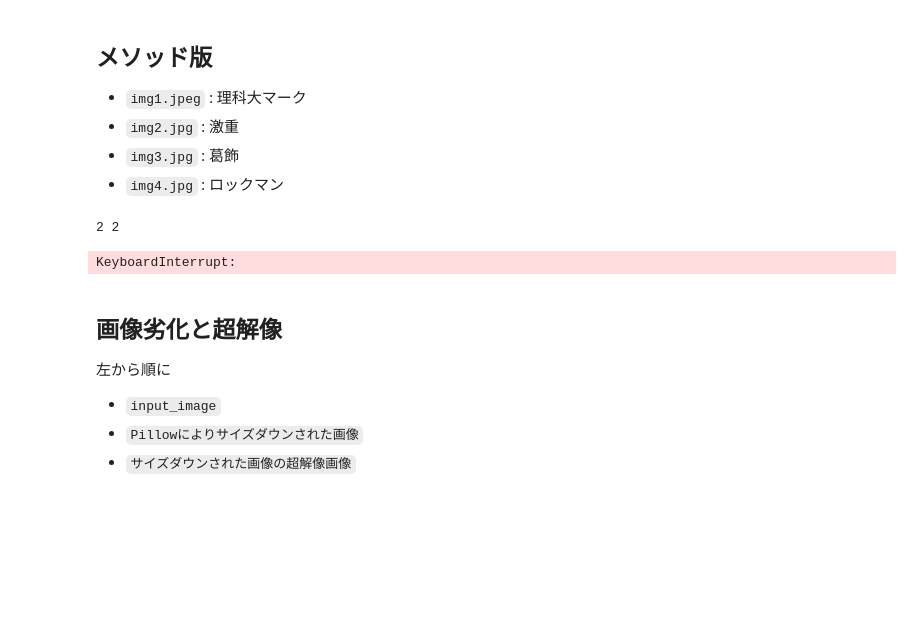
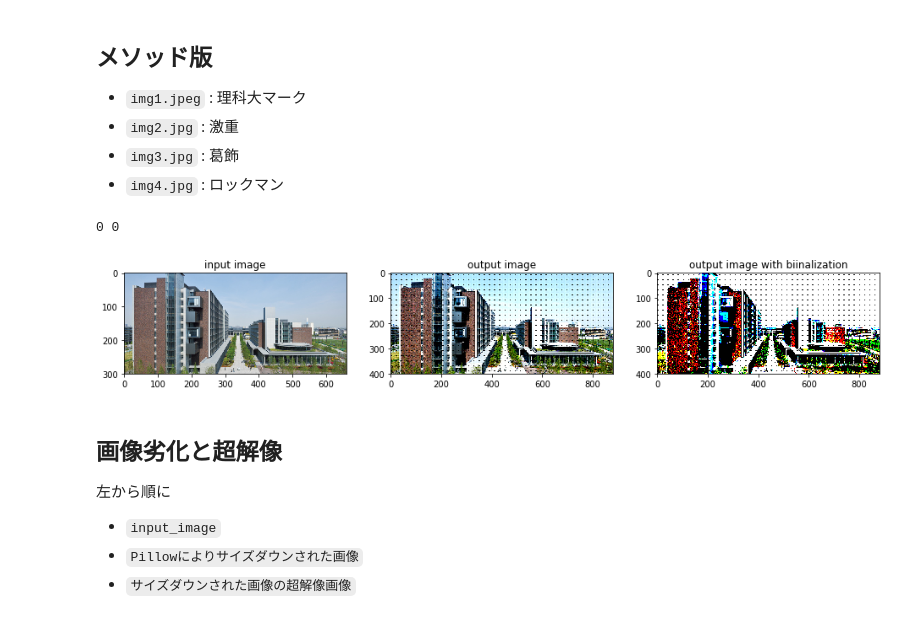
Before and after one commit to mositori/Bayesian-SuperResolution, a Jupyter notebook: ex1/autoencoder_example.ipynb, the cells around one changed output. Saved outputs shown, nothing was run; the diff lists cells and outputs as text; code cells hidden in the pictures; blank space fills up the shorter version.

```diff
--- a/ex1/autoencoder_example.ipynb
+++ b/ex1/autoencoder_example.ipynb
@@ -290,13 +297,13 @@ Text(0.5, 1.0, 'output image with biinalization')
 - `img3.jpg` : 葛飾
 - `img4.jpg` : ロックマン
 # %%
-input_img = np.array(Image.open("img/img2.jpg"), "f") / 255
+input_img = np.array(Image.open("img/img3.jpg"), "f") / 255
 output_img = autoencoder.SR(input_img, 0.5)
 img = Image.fromarray(np.uint8(255 * output_img))
-img.save('img/img4_a(0_1)_matrix.jpg', quality=95)
+img.save('img/img4_a(1)_adam_mse.jpg', quality=95)
 # %% [output]
-2 2
+0 0
-KeyboardInterrupt:
+[figure, added]
 # %% [markdown]
 ## 画像劣化と超解像
 
```
Also changed, not shown: parts of 9 cells of this notebook, 9 other files.
